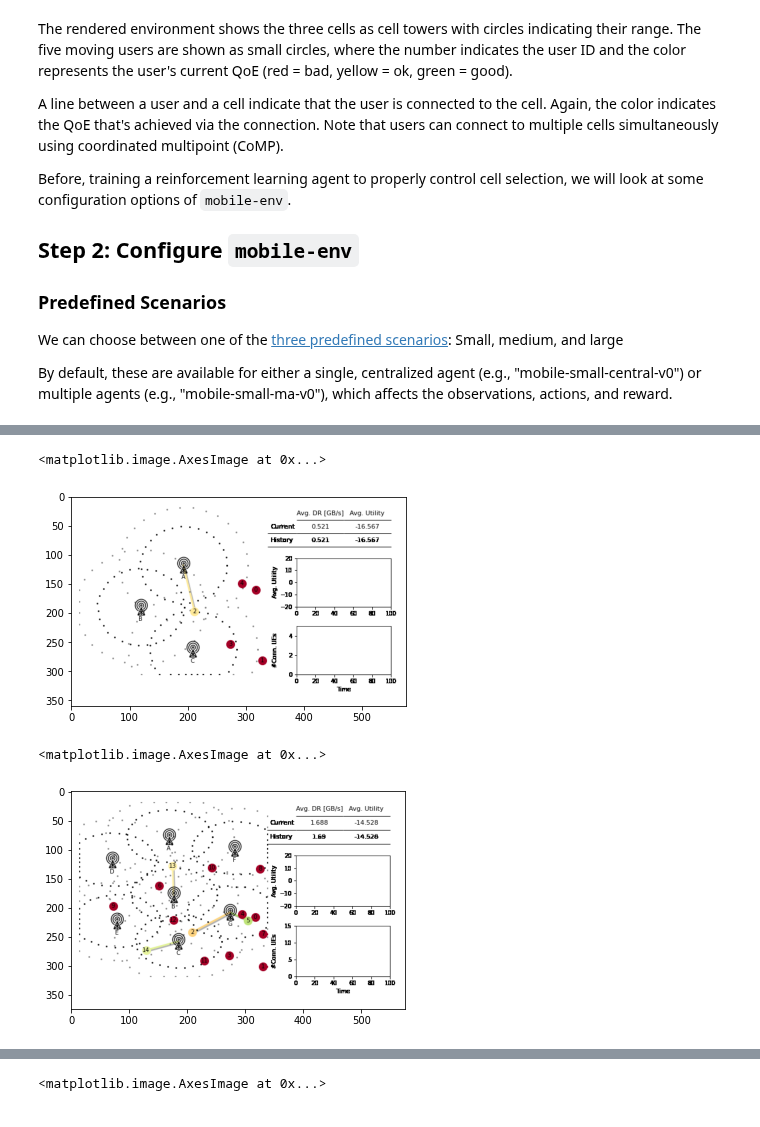
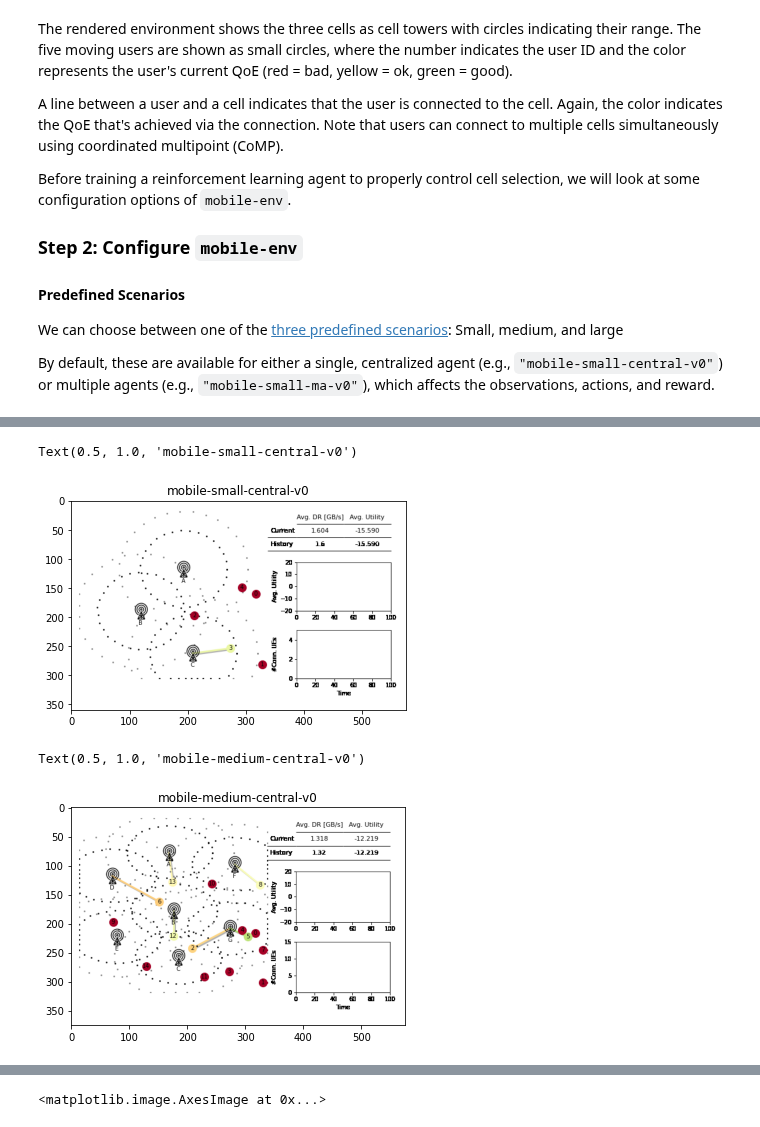
Before and after one commit to stefanbschneider/mobile-env, a Jupyter notebook: examples/demo.ipynb, the cells around one changed output, grey strips where cells are left out. Drawn from its saved outputs; the diff is of its cells as text; code cells hidden in the pictures.

```diff
--- a/examples/demo.ipynb
+++ b/examples/demo.ipynb
@@ -98,24 +108,24 @@ The rendered environment shows the three cells as cell towers with circles indic
 The five moving users are shown as small circles, where the number indicates the user ID and
 the color represents the user's current QoE (red = bad, yellow = ok, green = good).
 
-A line between a user and a cell indicate that the user is connected to the cell.
+A line between a user and a cell indicates that the user is connected to the cell.
 Again, the color indicates the QoE that's achieved via the connection.
 Note that users can connect to multiple cells simultaneously using coordinated multipoint (CoMP).
 
-Before, training a reinforcement learning agent to properly control cell selection,
+Before training a reinforcement learning agent to properly control cell selection,
 we will look at some configuration options of `mobile-env`.
 
 
 
-## Step 2: Configure `mobile-env`
+### Step 2: Configure `mobile-env`
 
-### Predefined Scenarios
+#### Predefined Scenarios
 
 We can choose between one of the [three predefined scenarios](https://mobile-env.readthedocs.io/en/latest/components.html#scenarios):
 Small, medium, and large
 
-By default, these are available for either a single, centralized agent (e.g., "mobile-small-central-v0")
-or multiple agents (e.g., "mobile-small-ma-v0"), which affects the observations, actions, and reward.
+By default, these are available for either a single, centralized agent (e.g., `"mobile-small-central-v0"`)
+or multiple agents (e.g., `"mobile-small-ma-v0"`), which affects the observations, actions, and reward.
 # %%
 # predefined small scenarios
 from mobile_env.scenarios.small import MComSmall
@@ -144,13 +154,14 @@ MComSmall.default_config()
 # %%
 # render the small environment (same as above)
 env = gym.make("mobile-small-central-v0")
 env.reset()
 # random first step
 env.step(env.action_space.sample())
 plt.imshow(env.render(mode='rgb_array'))
+plt.title("mobile-small-central-v0")
 # %% [output]
-<matplotlib.image.AxesImage at 0x...>
+Text(0.5, 1.0, 'mobile-small-central-v0')
-[figure, old version]
+[figure, new version]
 # %%
 # create and render the medium environment
 env = gym.make("mobile-medium-central-v0")
@@ -158,9 +169,10 @@ env.reset()
 # random first step
 env.step(env.action_space.sample())
 plt.imshow(env.render(mode='rgb_array'))
+plt.title("mobile-medium-central-v0")
 # %% [output]
-<matplotlib.image.AxesImage at 0x...>
+Text(0.5, 1.0, 'mobile-medium-central-v0')
-[figure, old version]
+[figure, new version]
 # %%
 # create and render the large environment
 env = gym.make("mobile-large-central-v0")
```
Also changed, not shown: parts of 8 cells of this notebook, 1 other file.
